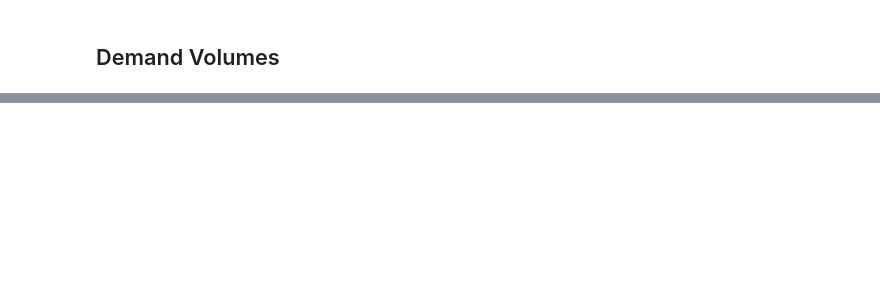
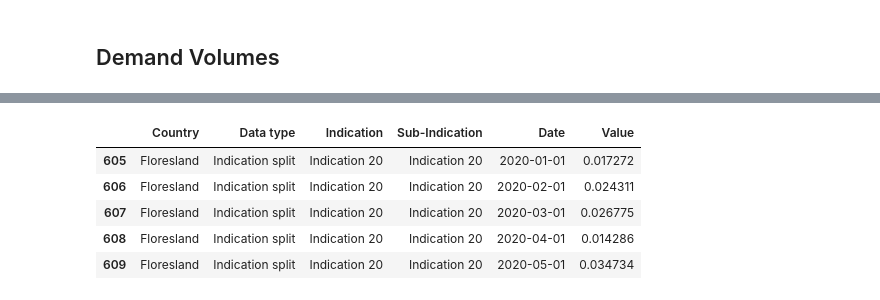
Before and after one commit to BrunoManzano/LauzHack, a Jupyter notebook: notebooks/Product_Comparison.ipynb, the cells around one changed output, grey strips where cells are left out. Cells and saved outputs as stored; diff of their text form; code cells hidden in the pictures; blank space fills up the shorter version.

```diff
--- a/notebooks/Product_Comparison.ipynb
+++ b/notebooks/Product_Comparison.ipynb
@@ -400,0 +196,9 @@ merged_activity_floresland.head(15)
+# %%
+foresland_ind_yrex.head()
+# %% [output]
+|  | Country | Data type | Indication | Sub-Indication | Date | Value |
+| 605 | Floresland | Indication split | Indication 20 | Indication 20 | 2020-01-01 | 0.017272 |
+| 606 | Floresland | Indication split | Indication 20 | Indication 20 | 2020-02-01 | 0.024311 |
+| 607 | Floresland | Indication split | Indication 20 | Indication 20 | 2020-03-01 | 0.026775 |
+| 608 | Floresland | Indication split | Indication 20 | Indication 20 | 2020-04-01 | 0.014286 |
+| 609 | Floresland | Indication split | Indication 20 | Indication 20 | 2020-05-01 | 0.034734 |
```
Also changed, not shown: parts of 69 cells of this notebook, 2 other files.
